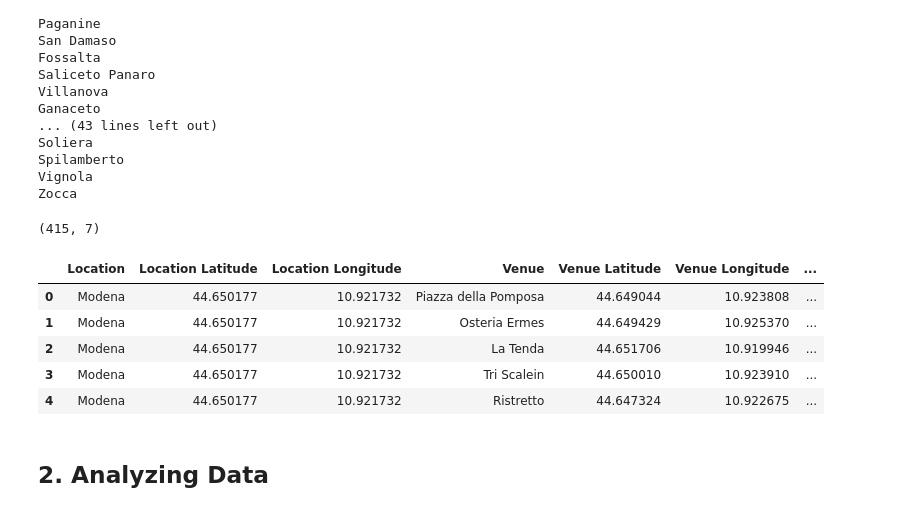
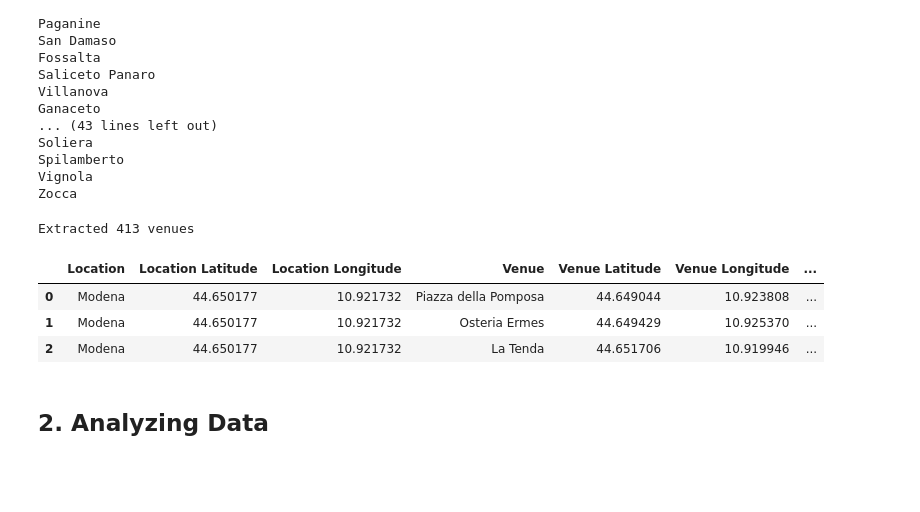
Before and after one commit to sebas1986/TheMotorSportValley-WhereToLive-, a Jupyter notebook: ProjectAnalysis.ipynb, the cells around one changed output. Saved outputs shown, nothing was run; the diff lists cells and outputs as text; code cells hidden in the pictures; blank space fills up the shorter version.

```diff
--- a/ProjectAnalysis.ipynb
+++ b/ProjectAnalysis.ipynb
@@ -147,16 +139,14 @@ Spilamberto
 Vignola
 Zocca
 # %%
-print(location_venue.shape)
-location_venue.head(5)
+print('Extracted {} venues'.format(location_venue.shape[0]))
+location_venue.head(3)
 # %% [output]
-(415, 7)
+Extracted 413 venues
 |  | Location | Location Latitude | Location Longitude | Venue | Venue Latitude | Venue Longitude | ... |
 | 0 | Modena | 44.650177 | 10.921732 | Piazza della Pomposa | 44.649044 | 10.923808 | ... |
 | 1 | Modena | 44.650177 | 10.921732 | Osteria Ermes | 44.649429 | 10.925370 | ... |
 | 2 | Modena | 44.650177 | 10.921732 | La Tenda | 44.651706 | 10.919946 | ... |
-| 3 | Modena | 44.650177 | 10.921732 | Tri Scalein | 44.650010 | 10.923910 | ... |
-| 4 | Modena | 44.650177 | 10.921732 | Ristretto | 44.647324 | 10.922675 | ... |
 # %% [markdown]
 ## 2. Analyzing Data
 # %% [markdown]
```
Also changed, not shown: parts of 66 cells of this notebook.
